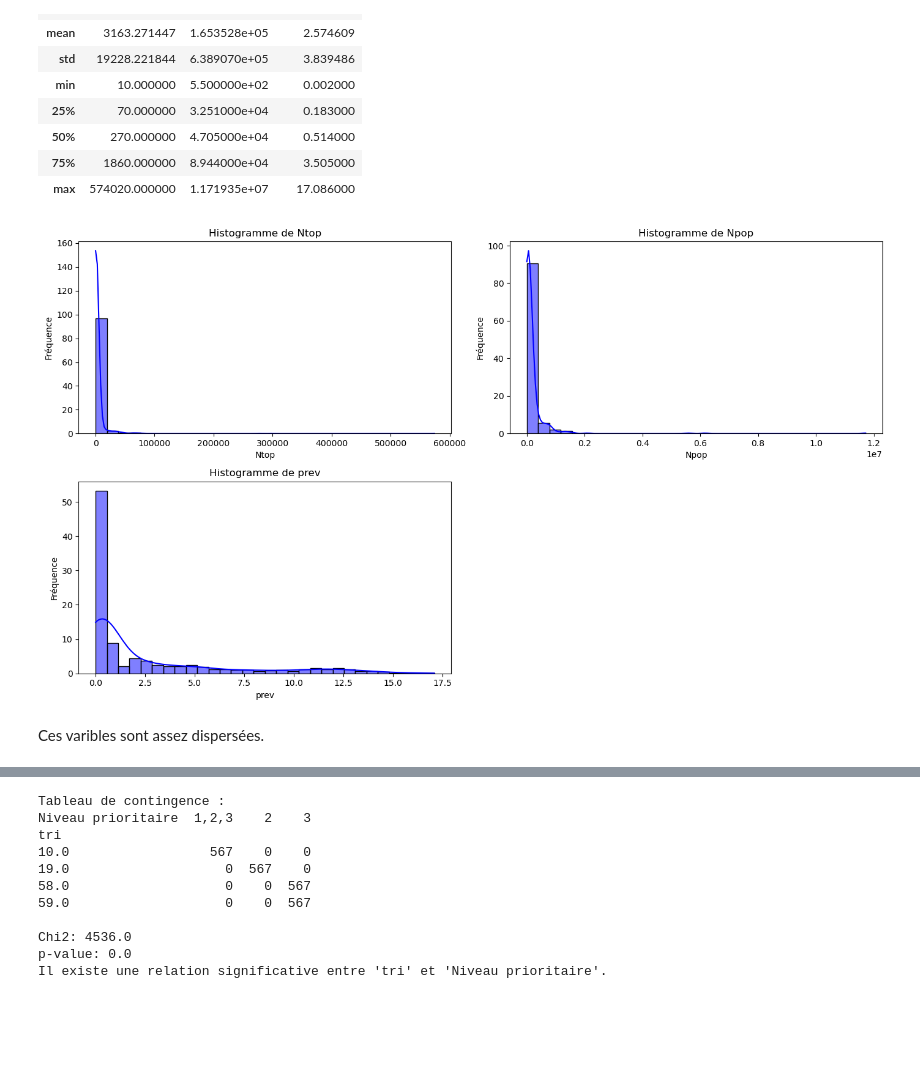
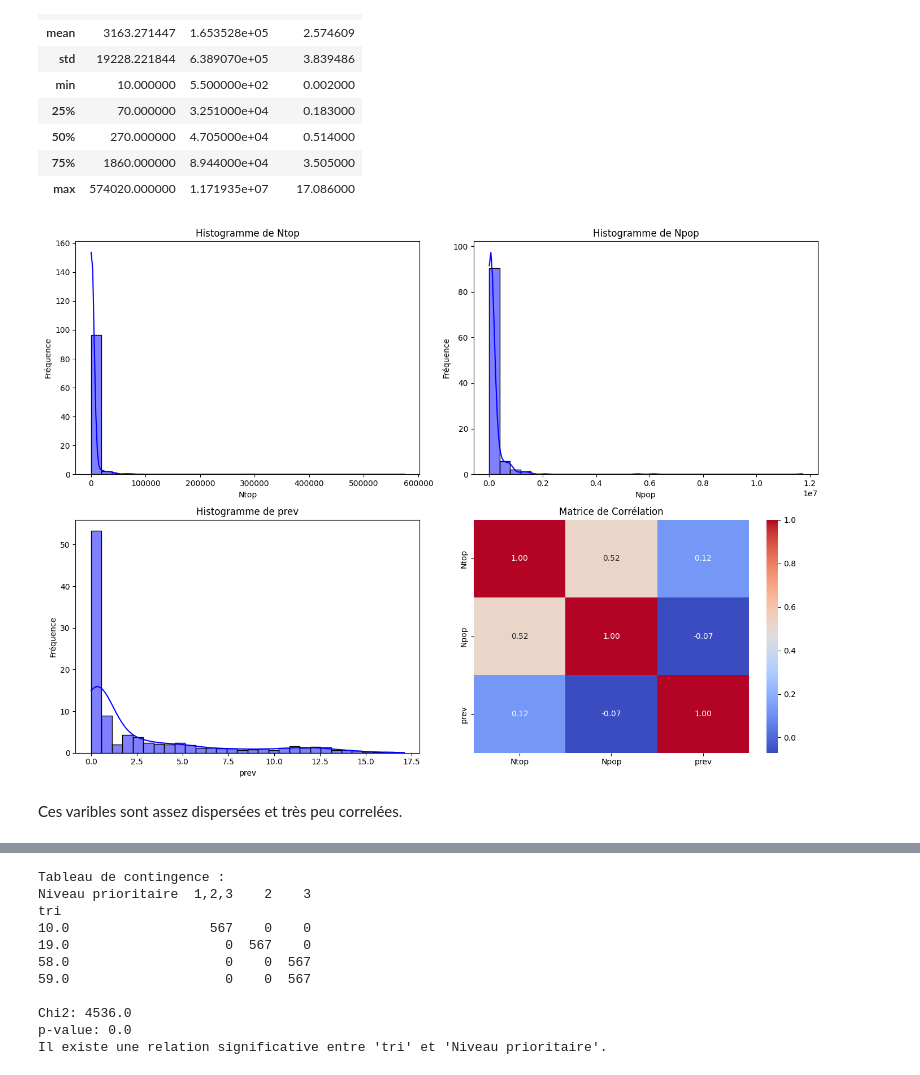
Before and after one commit to IvanaKUETE/projet-Python, a Jupyter notebook: projet/notebook/analyse_exploratoire.ipynb, the cells around one changed output, grey strips where cells are left out. Drawn from its saved outputs; the diff is of its cells as text; code cells hidden in the pictures; blank space fills up the shorter version.

```diff
--- a/projet/notebook/analyse_exploratoire.ipynb
+++ b/projet/notebook/analyse_exploratoire.ipynb
@@ -419,28 +419,37 @@ new_pathologie.describe()
 # %%
 # Sélectionner les variables continues (float et int)
 continuous_vars = new_pathologie.select_dtypes(include=['float64', 'int64']).columns
 
 # Définir la taille de la figure globale
-plt.figure(figsize=(14, 8))
+plt.figure(figsize=(14, 10))
+
+# Nombre total de graphiques (les variables continues + le graphe des corrélations)
+total_plots = len(continuous_vars) + 1
 
 # Boucle sur chaque variable continue
 for i, col in enumerate(continuous_vars):
     # Position du graphique dans la grille (2 colonnes par ligne)
-    plt.subplot((len(continuous_vars) + 1) // 2, 2, i + 1)  # Ligne en fonction de l'indice
+    plt.subplot((total_plots + 1) // 2, 2, i + 1)
 
     # Affichage de l'histogramme avec une courbe de densité
-    sns.histplot(new_pathologie[col], bins=30, kde=True,stat='percent', color='blue')
+    sns.histplot(new_pathologie[col], bins=30, kde=True, stat='percent', color='blue')
     plt.title(f"Histogramme de {col}")
     plt.xlabel(col)
     plt.ylabel("Fréquence")
 
+# Ajouter le graphique des corrélations dans le dernier cadre
+plt.subplot((total_plots + 1) // 2, 2, total_plots)
+correlation_matrix = new_pathologie[continuous_vars].corr()
+sns.heatmap(correlation_matrix, annot=True, cmap='coolwarm', cbar=True, fmt=".2f")
+plt.title("Matrice de Corrélation")
+
 # Ajustement des espacements
 plt.tight_layout()
 plt.show()
 # %% [output]
-[figure, old version]
+[figure, new version]
 # %% [markdown]
-Ces varibles sont assez dispersées.
+Ces varibles sont assez dispersées et très peu correlées.
 # %%
 # Calculer la proportion de valeurs manquantes pour chaque variable
 missing_proportions = new_pathologie.isnull().mean() * 100
```
Also changed, not shown: parts of 7 cells of this notebook, 1 other file.
